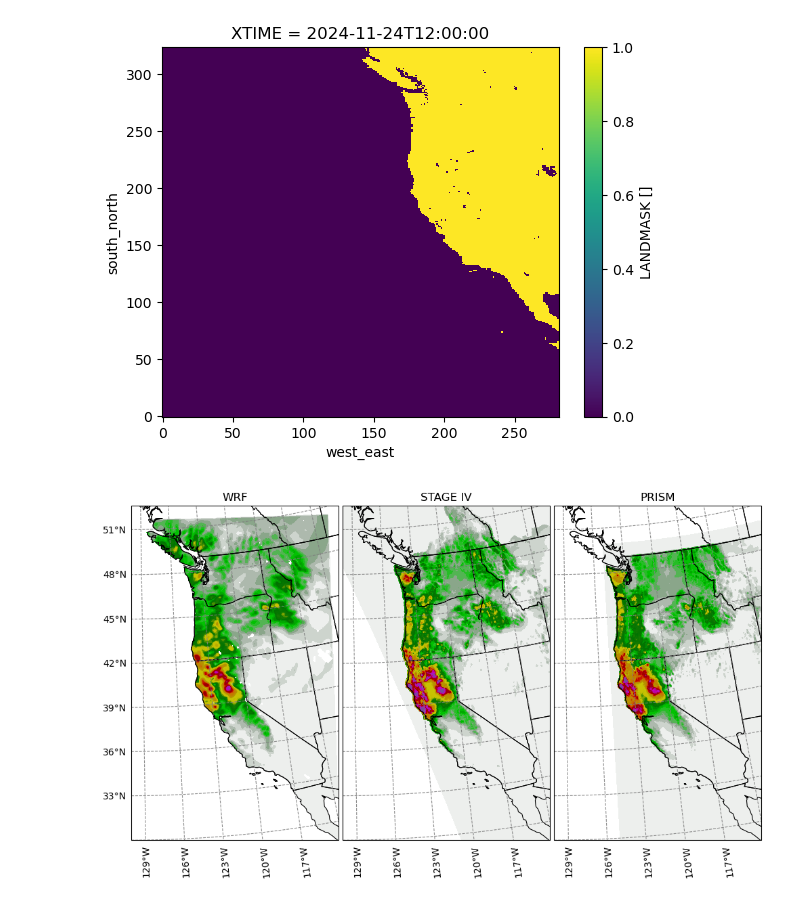
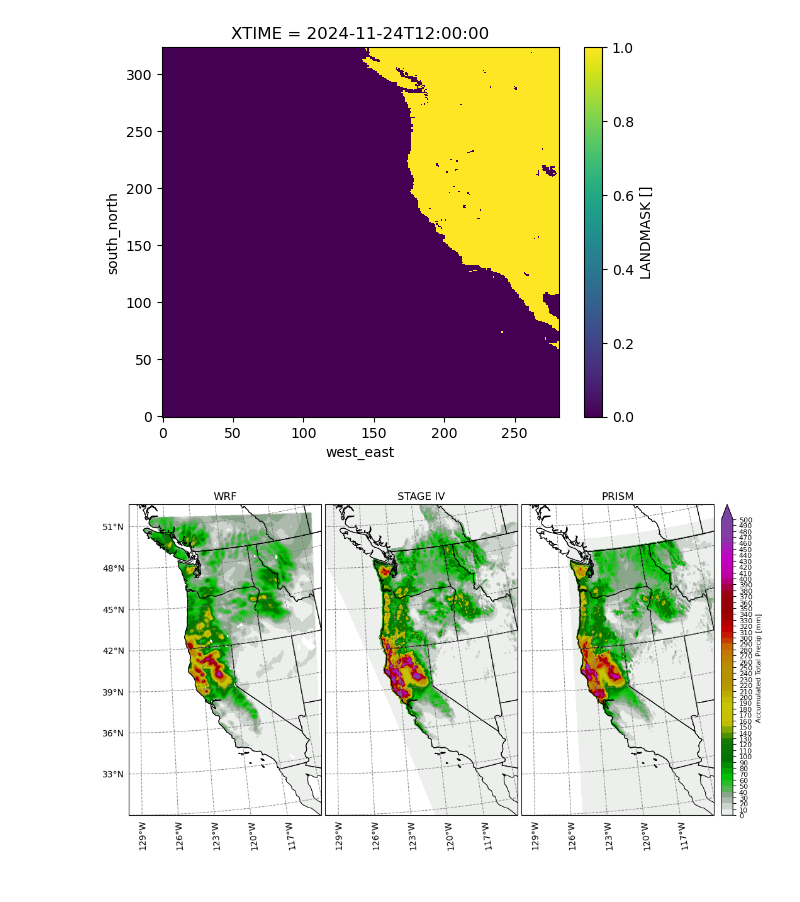
Before and after one commit to jjhenao/laboratory_atm746, a Jupyter notebook: precip_evaluation_map.ipynb, the cells around one changed output. Saved outputs shown, nothing was run; the diff lists cells and outputs as text; code cells hidden in the pictures.

```diff
--- a/precip_evaluation_map.ipynb
+++ b/precip_evaluation_map.ipynb
@@ -215,31 +215,39 @@ for i in range(len(ax)):
 p0 = ax[0].contourf(
     lon_wf, lat_wf, total_wf_land,
     levels=levs_prec,
     cmap=cmap,
     extend='max',
     transform=ccrs.PlateCarree()
 )
 
 p1 = ax[1].contourf(
     lon_qp, lat_qp, total_qp_mm,
     levels=levs_prec,
     cmap=cmap,
     extend='max',
     transform=ccrs.PlateCarree()
 )
 
 p2 = ax[2].contourf(
     lon_pm, lat_pm, total_pm,
     levels=levs_prec,
     cmap=cmap,
     extend='max',
     transform=ccrs.PlateCarree()
 )
 
 ax[0].set_title("WRF")
 ax[1].set_title("STAGE IV")
 ax[2].set_title("PRISM")
 
+
+cax = fig.add_axes([ax[2].get_position().x1 + 0.01,ax[2].get_position().y0,0.015,ax[2].get_position().height]) # Horizontal
+cbar=plt.colorbar(p2, pad=0.005,ticks=levs_prec,cax=cax,orientation="vertical")
+cbar.ax.tick_params(labelsize=8)
+cbar.set_label('Accumulated Total Precip [mm]',fontsize=8)
+
+
+
 plt.show()
 # %% [output]
-[figure, old version]
+[figure, new version]
```
